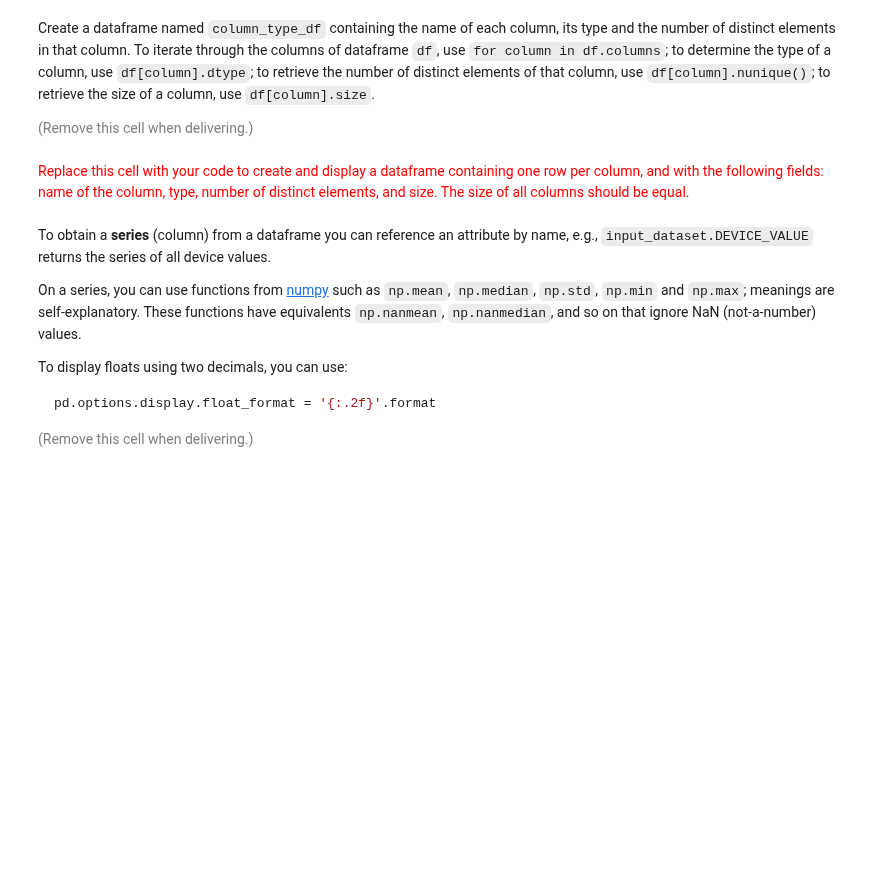
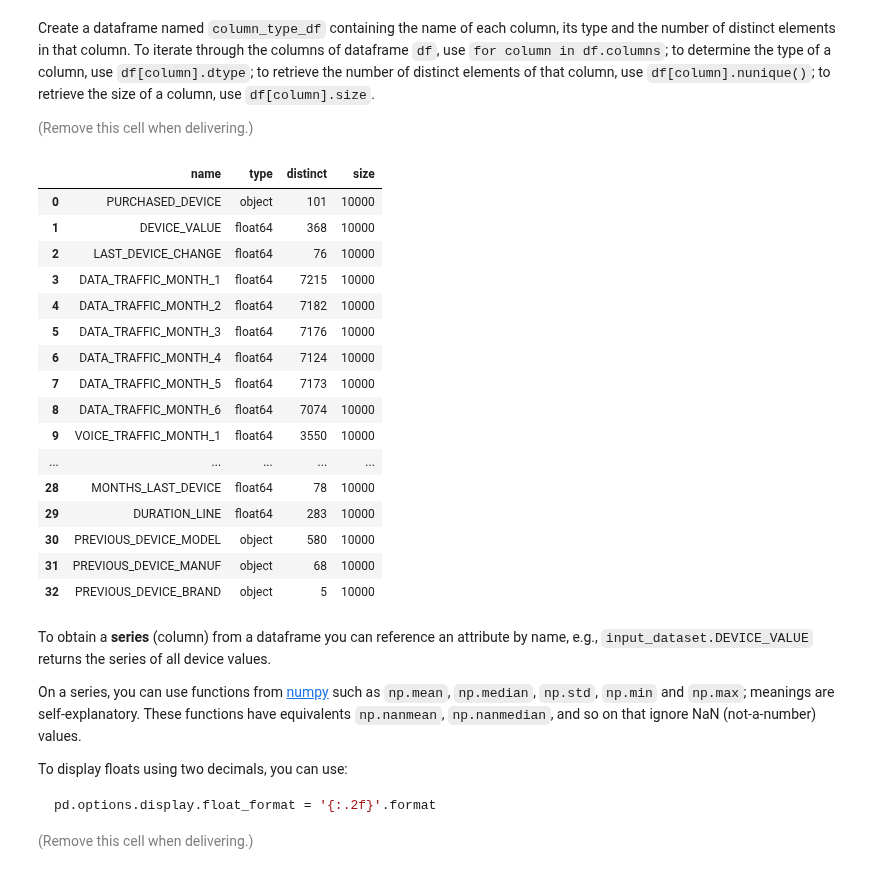
Before and after one commit to LucaFranceschi01/MDM-2024, a Jupyter notebook: ps01_02/ps01_02_data_preparation.ipynb, the cells around one changed output. Cells and saved outputs as stored; diff of their text form; code cells hidden in the pictures; blank space fills up the shorter version.

```diff
--- a/ps01_02/ps01_02_data_preparation.ipynb
+++ b/ps01_02/ps01_02_data_preparation.ipynb
@@ -107,8 +113,31 @@ display(countries_df)
 Create a dataframe named `column_type_df` containing the name of each column, its type and the number of distinct elements in that column. To iterate through the columns of dataframe `df`, use `for column in df.columns`; to determine the type of a column, use `df[column].dtype`; to retrieve the number of distinct elements of that column, use `df[column].nunique()`; to retrieve the size of a column, use `df[column].size`.
 
 <font size="-1" color="gray">(Remove this cell when delivering.)</font>
-# %% [markdown]
-<font size="+1" color="red">Replace this cell with your code to create and display a dataframe containing one row per column, and with the following fields: name of the column, type, number of distinct elements, and size. The size of all columns should be equal.</font>
+# %%
+column_type = []
+for column in input_dataset.columns:
+    column_type.append({'name': column, 'type': input_dataset[column].dtype,
+                        'distinct': input_dataset[column].nunique(), 'size': input_dataset[column].size})
+column_type_df = pd.DataFrame(column_type, columns=['name', 'type', 'distinct', 'size'])
+display(column_type_df)
+# %% [output]
+|  | name | type | distinct | size |
+| 0 | PURCHASED_DEVICE | object | 101 | 10000 |
+| 1 | DEVICE_VALUE | float64 | 368 | 10000 |
+| 2 | LAST_DEVICE_CHANGE | float64 | 76 | 10000 |
+| 3 | DATA_TRAFFIC_MONTH_1 | float64 | 7215 | 10000 |
+| 4 | DATA_TRAFFIC_MONTH_2 | float64 | 7182 | 10000 |
+| 5 | DATA_TRAFFIC_MONTH_3 | float64 | 7176 | 10000 |
+| 6 | DATA_TRAFFIC_MONTH_4 | float64 | 7124 | 10000 |
+| 7 | DATA_TRAFFIC_MONTH_5 | float64 | 7173 | 10000 |
+| 8 | DATA_TRAFFIC_MONTH_6 | float64 | 7074 | 10000 |
+| 9 | VOICE_TRAFFIC_MONTH_1 | float64 | 3550 | 10000 |
+| ... | ... | ... | ... | ... |
+| 28 | MONTHS_LAST_DEVICE | float64 | 78 | 10000 |
+| 29 | DURATION_LINE | float64 | 283 | 10000 |
+| 30 | PREVIOUS_DEVICE_MODEL | object | 580 | 10000 |
+| 31 | PREVIOUS_DEVICE_MANUF | object | 68 | 10000 |
+| 32 | PREVIOUS_DEVICE_BRAND | object | 5 | 10000 |
 # %% [markdown]
 To obtain a **series** (column) from a dataframe you can reference an attribute by name, e.g., `input_dataset.DEVICE_VALUE` returns the series of all device values.
 
```
Also changed, not shown: parts of 13 cells of this notebook.
